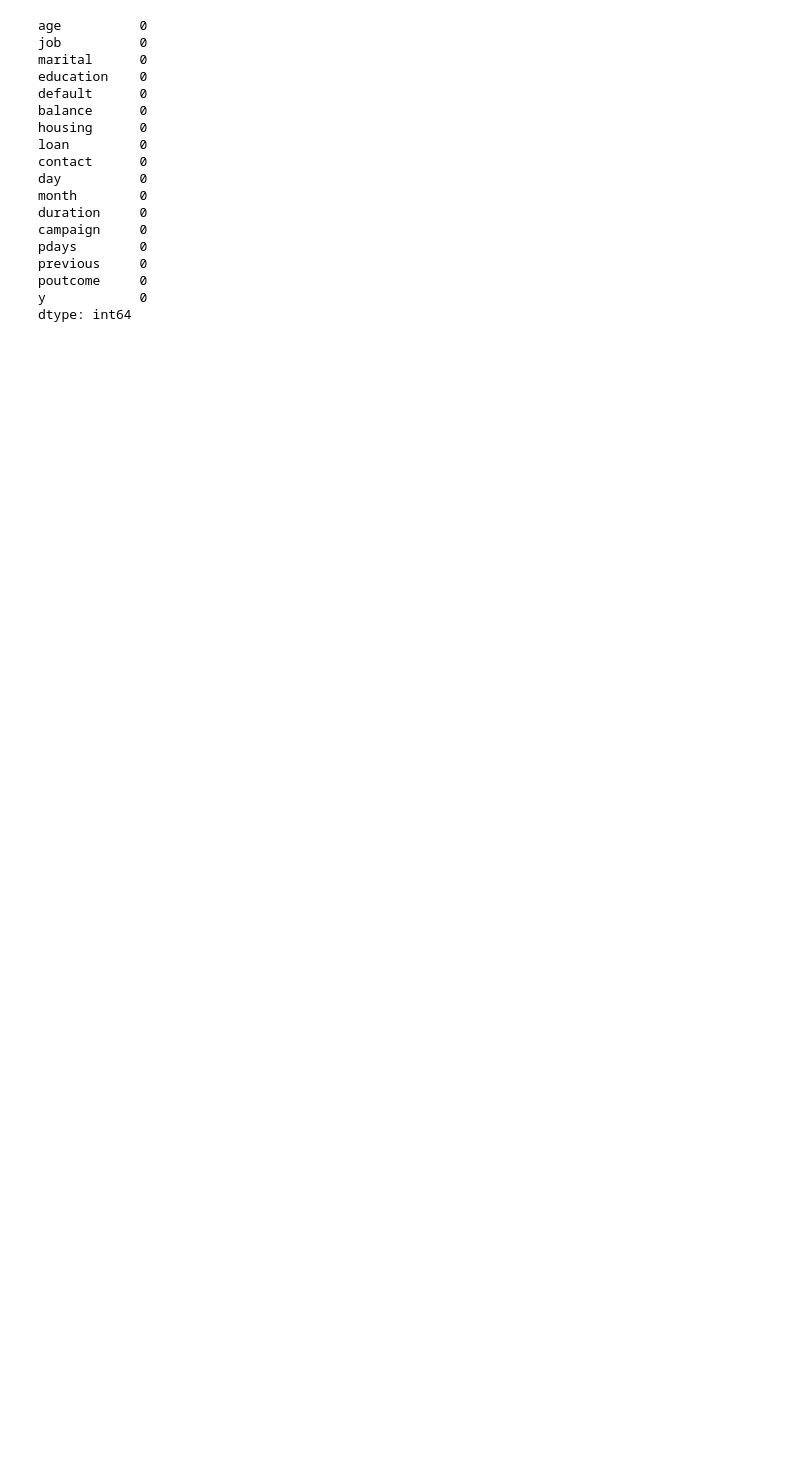
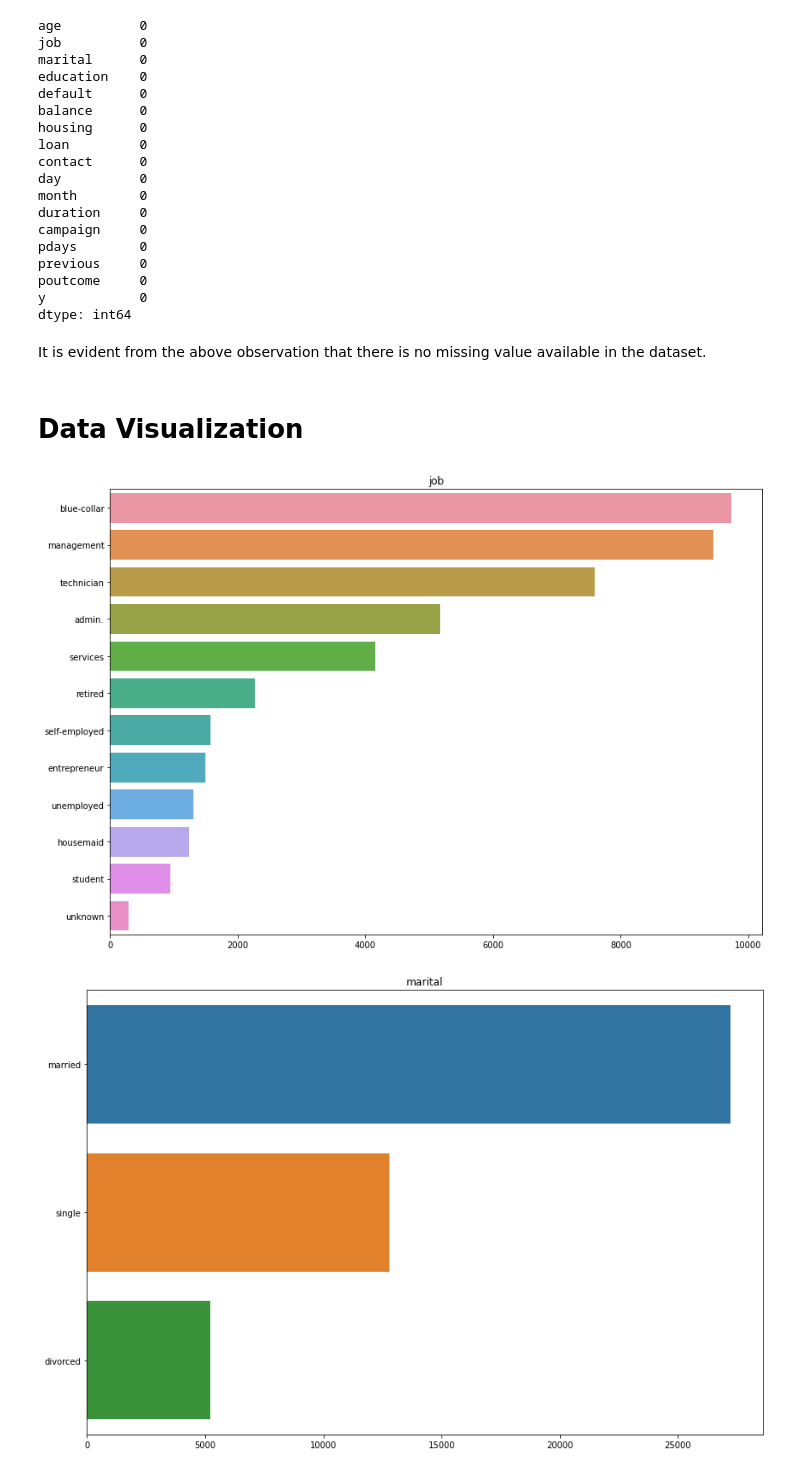
Before and after one commit to saptaksubhra/Classification-ML-Bank-Marketing-Effectiveness-Prediction, a Jupyter notebook: Bank_Marketing_Effectiveness_Prediction_Final_Notebook_Capstone_Project.ipynb, the cells around one changed output. Drawn from its saved outputs; the diff is of its cells as text; code cells hidden in the pictures; blank space fills up the shorter version.

```diff
--- a/Bank_Marketing_Effectiveness_Prediction_Final_Notebook_Capstone_Project.ipynb
+++ b/Bank_Marketing_Effectiveness_Prediction_Final_Notebook_Capstone_Project.ipynb
@@ -144,3 +144,27 @@ previous     0
 poutcome     0
 y            0
 dtype: int64
+# %% [markdown]
+It is evident from the above observation that there is no missing value available in the dataset.
+# %%
+# Before going further into analysis, let's make a copy of the original dataset as per the statndard practice.
+
+df_PortugueseBank_copy = df_PortugueseBank.copy()
+# %% [markdown]
+# Data Visualization
+# %%
+# Let's deep dive into categoreical variables in terms of data visualization of the dataset.
+
+cat_vars = ['job', 'marital', 'education', 'default', 'loan', 'contact', 'month', 'day', 'poutcome', 'y']
+
+# Let's run the for loop to go through all the categorical variables to have a better visualization of each categorical variable.
+
+for col in cat_vars:
+  plt.figure(figsize = (12,8))
+  sns.barplot(df_PortugueseBank_copy[col].value_counts().values, df_PortugueseBank_copy[col].value_counts().index)
+  plt.title(col)
+  plt.tight_layout()
+  plt.show()
+# %% [output]
+[figure, added]
+[figure, added]
```
Also changed, not shown: parts of 26 cells of this notebook.
